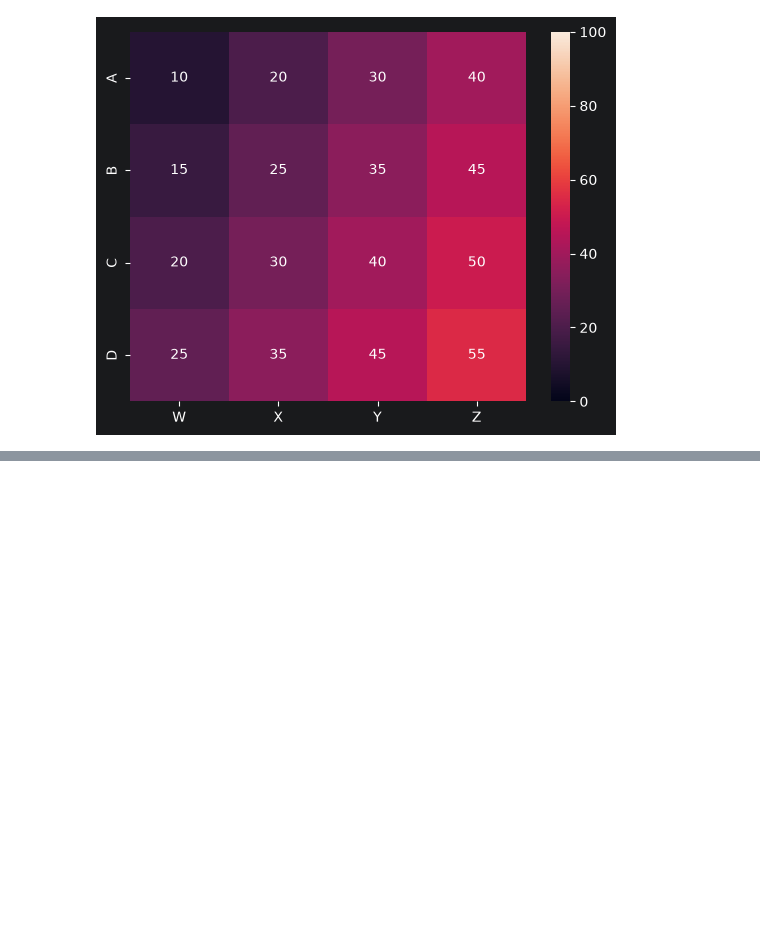
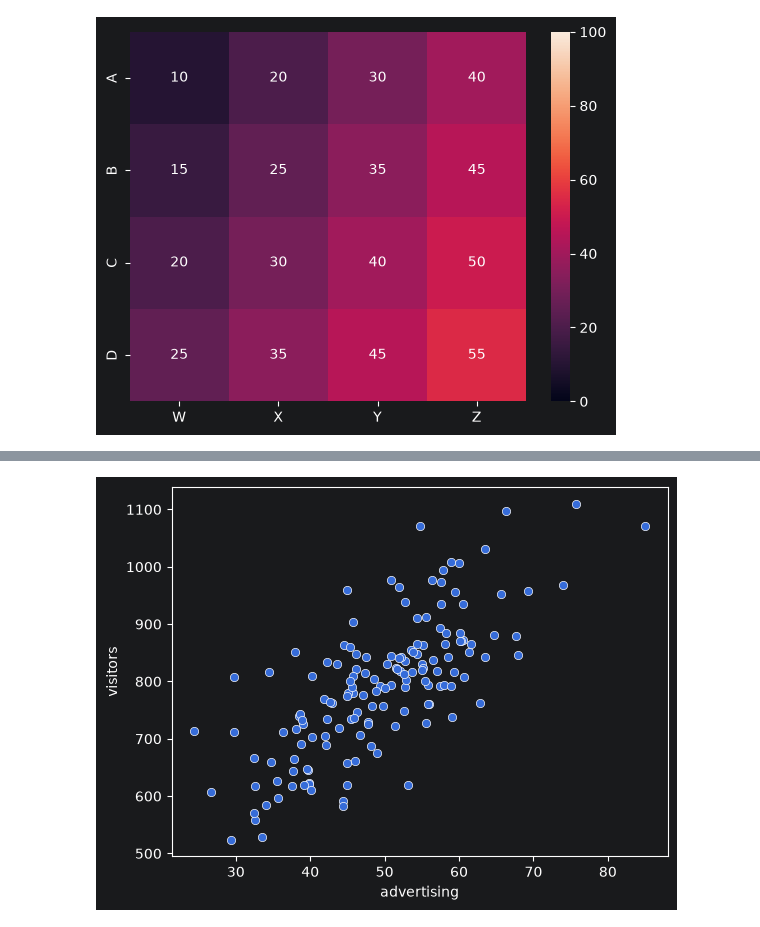
Before and after one commit to dorothy1088/BUSAN-1, a Jupyter notebook: multivariable_data.ipynb, the cells around one changed output, grey strips where cells are left out. Drawn from its saved outputs; the diff is of its cells as text; code cells hidden in the pictures; blank space fills up the shorter version.

```diff
--- a/multivariable_data.ipynb
+++ b/multivariable_data.ipynb
@@ -91,0 +188,9 @@ plt.show()
+# %%
+sns.scatterplot(
+    data=customer_df,
+    x='advertising',
+    y='visitors'
+)
+plt.show()
+# %% [output]
+[figure, added]
```
Also changed, not shown: parts of 15 cells of this notebook, 4 other files.
